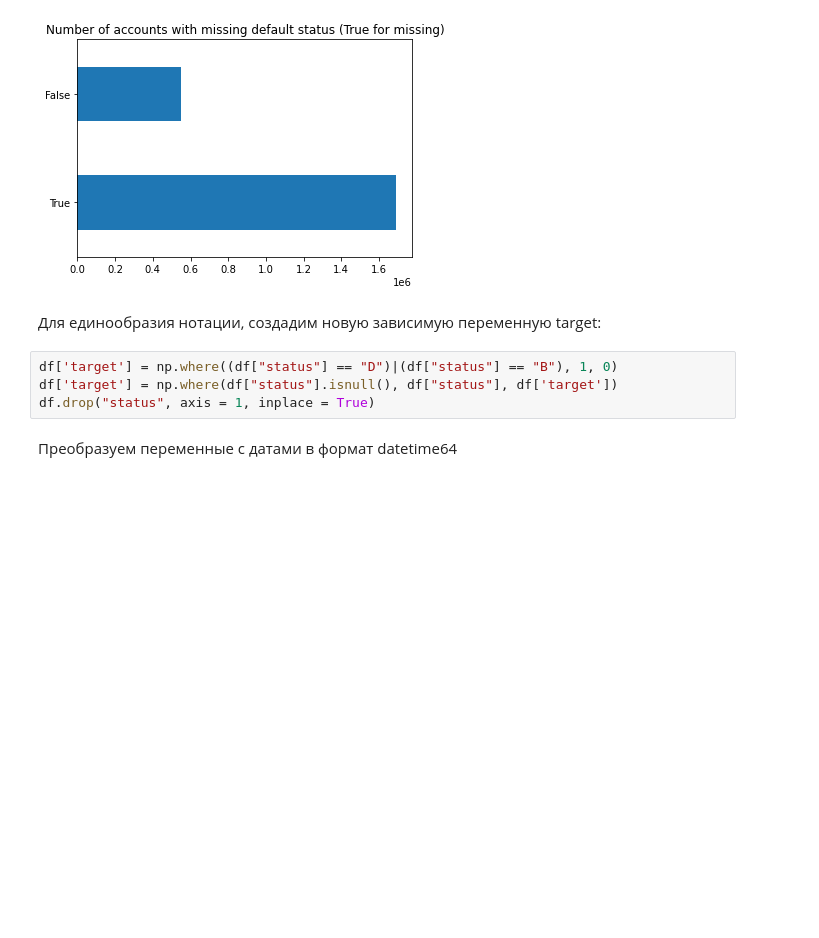
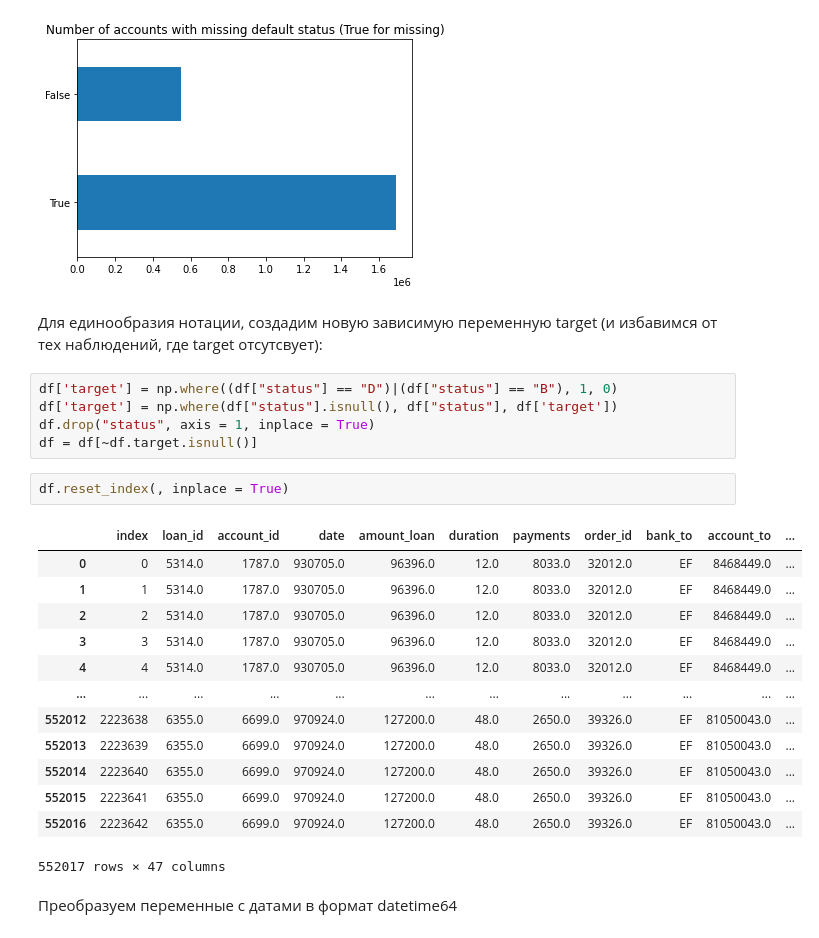
Before and after one commit to uasek/credit_scoring_project, a Jupyter notebook: datasets/14_Petrochelli/14_Petrochelli.ipynb, the cells around one changed output. Cells and saved outputs as stored; diff of their text form; blank space fills up the shorter version.

Commit message:
Modified 14, removed no-loan observations

```diff
--- a/datasets/14_Petrochelli/14_Petrochelli.ipynb
+++ b/datasets/14_Petrochelli/14_Petrochelli.ipynb
@@ -138,11 +138,28 @@ plt.show()
 [figure]
 [figure]
 # %% [markdown]
-Для единообразия нотации, создадим новую зависимую переменную target:
+Для единообразия нотации, создадим новую зависимую переменную target (и избавимся от тех наблюдений, где target отсутсвует):
 # %%
 df['target'] = np.where((df["status"] == "D")|(df["status"] == "B"), 1, 0)
 df['target'] = np.where(df["status"].isnull(), df["status"], df['target'])
 df.drop("status", axis = 1, inplace = True)
+df = df[~df.target.isnull()]
+# %%
+df.reset_index(, inplace = True)
+# %% [output]
+|  | index | loan_id | account_id | date | amount_loan | duration | payments | order_id | bank_to | account_to | ... |
+| 0 | 0 | 5314.0 | 1787.0 | 930705.0 | 96396.0 | 12.0 | 8033.0 | 32012.0 | EF | 8468449.0 | ... |
+| 1 | 1 | 5314.0 | 1787.0 | 930705.0 | 96396.0 | 12.0 | 8033.0 | 32012.0 | EF | 8468449.0 | ... |
+| 2 | 2 | 5314.0 | 1787.0 | 930705.0 | 96396.0 | 12.0 | 8033.0 | 32012.0 | EF | 8468449.0 | ... |
+| 3 | 3 | 5314.0 | 1787.0 | 930705.0 | 96396.0 | 12.0 | 8033.0 | 32012.0 | EF | 8468449.0 | ... |
+| 4 | 4 | 5314.0 | 1787.0 | 930705.0 | 96396.0 | 12.0 | 8033.0 | 32012.0 | EF | 8468449.0 | ... |
+| ... | ... | ... | ... | ... | ... | ... | ... | ... | ... | ... | ... |
+| 552012 | 2223638 | 6355.0 | 6699.0 | 970924.0 | 127200.0 | 48.0 | 2650.0 | 39326.0 | EF | 81050043.0 | ... |
+| 552013 | 2223639 | 6355.0 | 6699.0 | 970924.0 | 127200.0 | 48.0 | 2650.0 | 39326.0 | EF | 81050043.0 | ... |
+| 552014 | 2223640 | 6355.0 | 6699.0 | 970924.0 | 127200.0 | 48.0 | 2650.0 | 39326.0 | EF | 81050043.0 | ... |
+| 552015 | 2223641 | 6355.0 | 6699.0 | 970924.0 | 127200.0 | 48.0 | 2650.0 | 39326.0 | EF | 81050043.0 | ... |
+| 552016 | 2223642 | 6355.0 | 6699.0 | 970924.0 | 127200.0 | 48.0 | 2650.0 | 39326.0 | EF | 81050043.0 | ... |
+552017 rows × 47 columns
 # %% [markdown]
 Преобразуем переменные с датами в формат datetime64
 # %%
```
Also changed, not shown: parts of 3 cells of this notebook.
